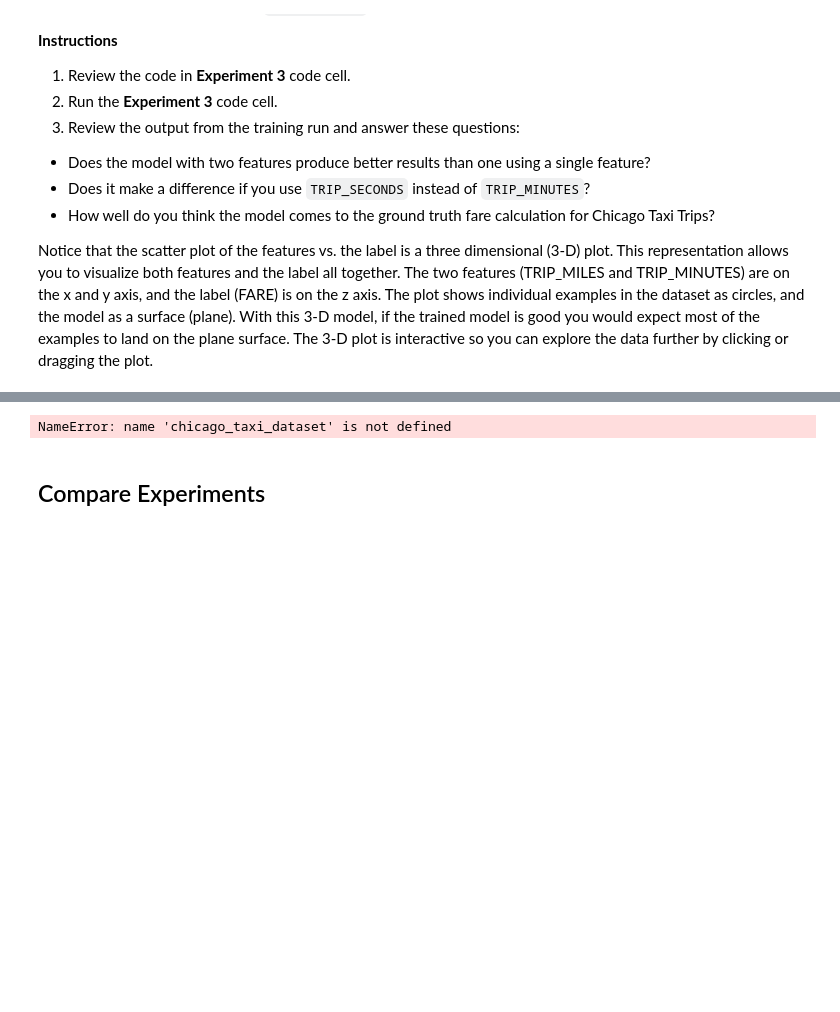
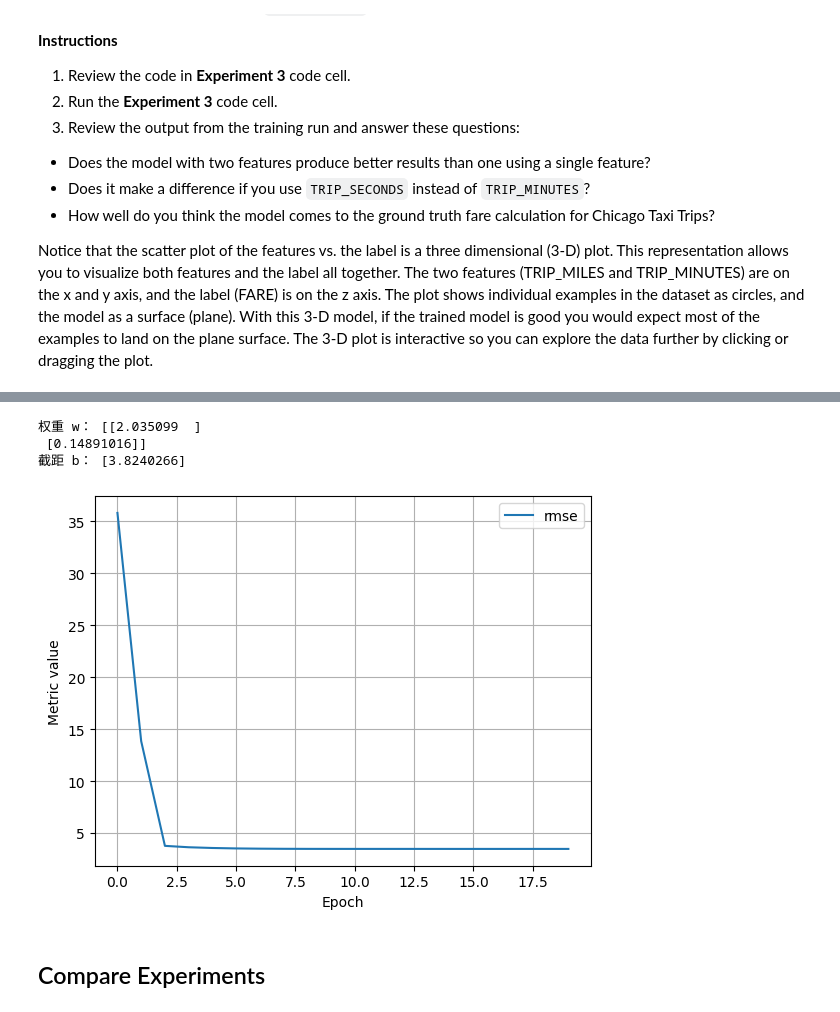
Before and after one commit to lillianyang826/depressioncherry, a Jupyter notebook: ml/cc/exercises/linear_regression_taxi.ipynb, the cells around one changed output, grey strips where cells are left out. Drawn from its saved outputs; the diff is of its cells as text; code cells hidden in the pictures; blank space fills up the shorter version.

```diff
--- a/ml/cc/exercises/linear_regression_taxi.ipynb
+++ b/ml/cc/exercises/linear_regression_taxi.ipynb
@@ -633,5 +677,14 @@ ml_edu.results.plot_experiment_metrics(experiment_3, ['rmse'])
 
 #用 experiment_3 里的模型，对 training_df 做预测，然后把预测值和真实的 FARE 做可视化比较。
 ml_edu.results.plot_model_predictions(experiment_3, training_df, 'FARE')
+
+# 读取最后一轮训练后的参数
+for layer in model_3.layers:
+    if isinstance(layer, keras.layers.Dense):
+        parameters = layer.get_weights()
+        if len(parameters) == 2:
+            w, b = parameters
+            print("权重 w：", w)
+            print("截距 b：", b)
 # %% [output]
 Requirement already satisfied: google-ml-edu==0.1.3 in /usr/local/lib/python3.12/dist-packages (0.1.3)
@@ -654,4 +708,7 @@ Requirement already satisfied: MarkupSafe>=2.1.1 in /usr/local/lib/python3.12/di
-NameError: name 'chicago_taxi_dataset' is not defined
+权重 w： [[2.035099  ]
+ [0.14891016]]
+截距 b： [3.8240266]
+[figure, added]
 # %%
 #@title Double-click to view answers for training with two features
 
```
Also changed, not shown: parts of 10 cells of this notebook.
